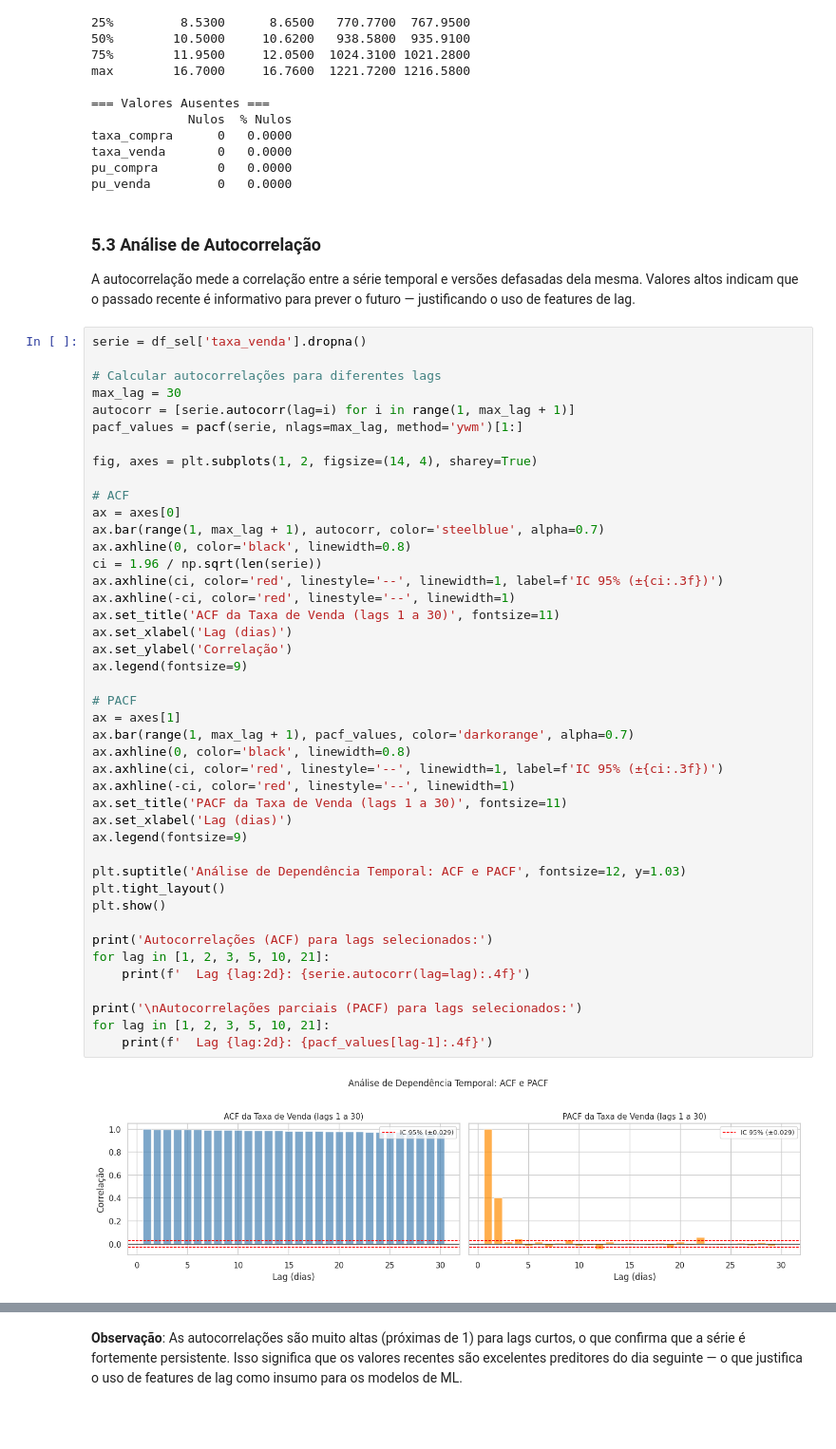
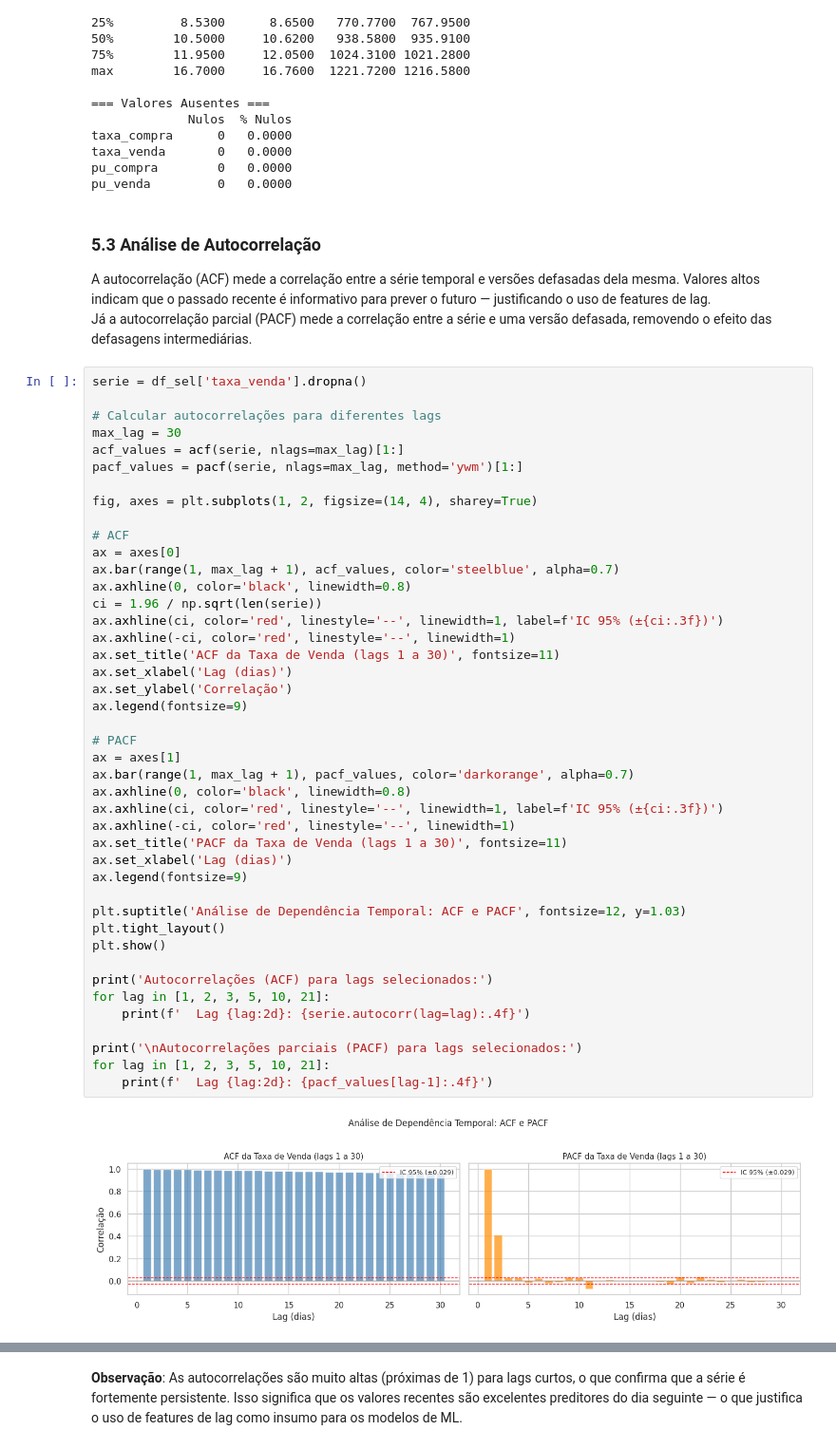
Before and after one commit to marciomocellin/machine-learning-tesouro-direto, a Jupyter notebook: MVP_Machine_Learning_Tesouro_Direto.ipynb, the cells around one changed output, grey strips where cells are left out. Shown at 95% size. Drawn from its saved outputs; the diff is of its cells as text; blank space fills up the shorter version.

```diff
--- a/MVP_Machine_Learning_Tesouro_Direto.ipynb
+++ b/MVP_Machine_Learning_Tesouro_Direto.ipynb
@@ -369,50 +369,51 @@ pu_venda         0   0.0000
 # %% [markdown]
 ### 5.3 Análise de Autocorrelação
 
-A autocorrelação mede a correlação entre a série temporal e versões defasadas dela mesma. Valores altos indicam que o passado recente é informativo para prever o futuro — justificando o uso de features de lag.
+A autocorrelação (ACF) mede a correlação entre a série temporal e versões defasadas dela mesma. Valores altos indicam que o passado recente é informativo para prever o futuro — justificando o uso de features de lag.
+Já a autocorrelação parcial (PACF) mede a correlação entre a série e uma versão defasada, removendo o efeito das defasagens intermediárias.
 # %%
 serie = df_sel['taxa_venda'].dropna()
 
 # Calcular autocorrelações para diferentes lags
 max_lag = 30
-autocorr = [serie.autocorr(lag=i) for i in range(1, max_lag + 1)]
+acf_values = acf(serie, nlags=max_lag)[1:]
 pacf_values = pacf(serie, nlags=max_lag, method='ywm')[1:]
 
 fig, axes = plt.subplots(1, 2, figsize=(14, 4), sharey=True)
 
 # ACF
 ax = axes[0]
-ax.bar(range(1, max_lag + 1), autocorr, color='steelblue', alpha=0.7)
+ax.bar(range(1, max_lag + 1), acf_values, color='steelblue', alpha=0.7)
 ax.axhline(0, color='black', linewidth=0.8)
 ci = 1.96 / np.sqrt(len(serie))
 ax.axhline(ci, color='red', linestyle='--', linewidth=1, label=f'IC 95% (±{ci:.3f})')
 ax.axhline(-ci, color='red', linestyle='--', linewidth=1)
 ax.set_title('ACF da Taxa de Venda (lags 1 a 30)', fontsize=11)
 ax.set_xlabel('Lag (dias)')
 ax.set_ylabel('Correlação')
 ax.legend(fontsize=9)
 
 # PACF
 ax = axes[1]
 ax.bar(range(1, max_lag + 1), pacf_values, color='darkorange', alpha=0.7)
 ax.axhline(0, color='black', linewidth=0.8)
 ax.axhline(ci, color='red', linestyle='--', linewidth=1, label=f'IC 95% (±{ci:.3f})')
 ax.axhline(-ci, color='red', linestyle='--', linewidth=1)
 ax.set_title('PACF da Taxa de Venda (lags 1 a 30)', fontsize=11)
 ax.set_xlabel('Lag (dias)')
 ax.legend(fontsize=9)
 
 plt.suptitle('Análise de Dependência Temporal: ACF e PACF', fontsize=12, y=1.03)
 plt.tight_layout()
 plt.show()
 
 print('Autocorrelações (ACF) para lags selecionados:')
 for lag in [1, 2, 3, 5, 10, 21]:
     print(f'  Lag {lag:2d}: {serie.autocorr(lag=lag):.4f}')
 
 print('\nAutocorrelações parciais (PACF) para lags selecionados:')
 for lag in [1, 2, 3, 5, 10, 21]:
     print(f'  Lag {lag:2d}: {pacf_values[lag-1]:.4f}')
 # %% [output]
-[figure, old version]
+[figure, new version]
 Autocorrelações (ACF) para lags selecionados:
```
Also changed, not shown: parts of 7 cells of this notebook.
